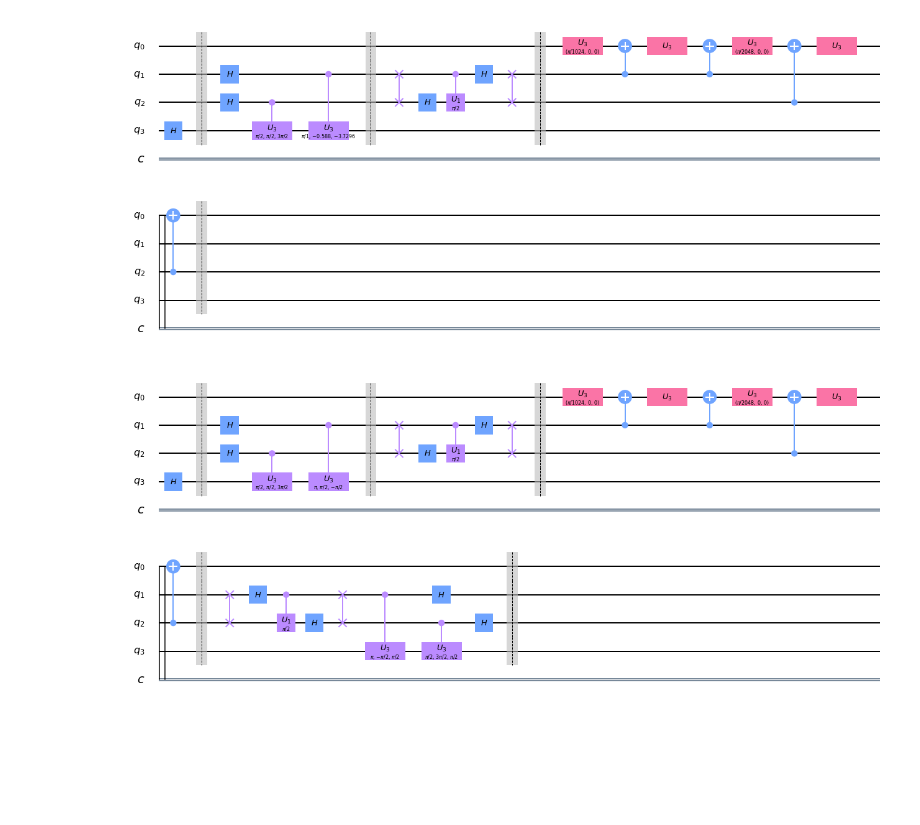
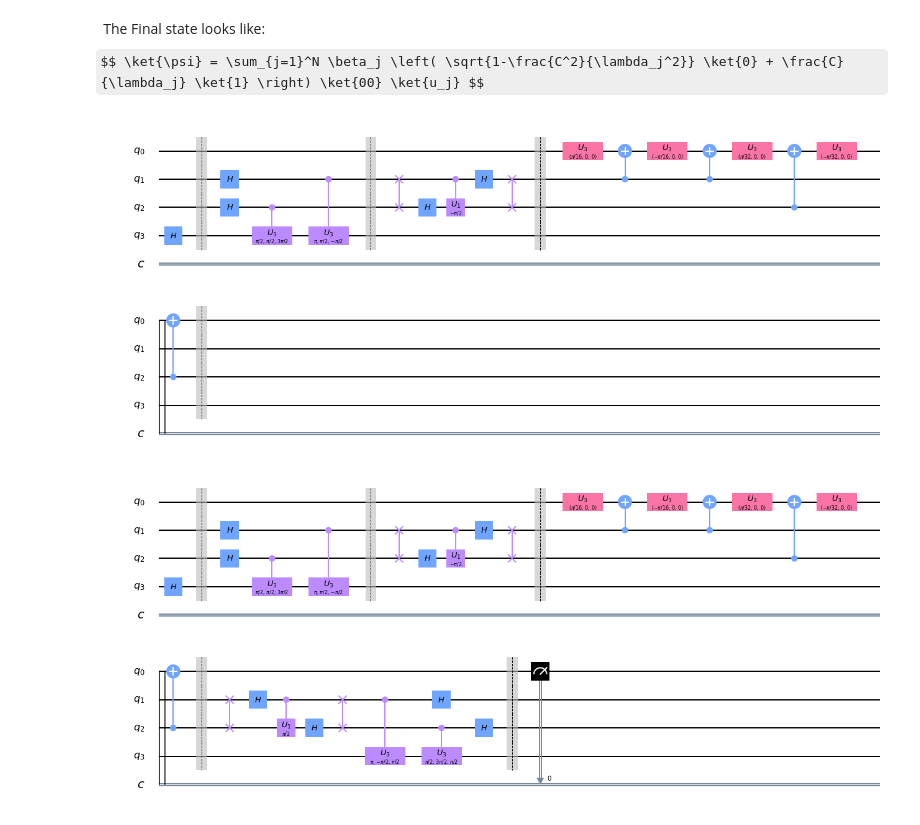
Before and after one commit to bluefoxZero/Solving-Linear-Equations-Quantumly, a Jupyter notebook: HHL.ipynb, the cells around one changed output. Drawn from its saved outputs; the diff is of its cells as text; code cells hidden in the pictures; some formulas as TeX source; blank space fills up the shorter version.

```diff
--- a/HHL.ipynb
+++ b/HHL.ipynb
@@ -1,6 +14,10 @@
+# %% [markdown]
+$\newcommand{\ket}[1]{\left|{#1}\right\rangle}$
+$\newcommand{\bra}[1]{\left\langle{#1}\right|}$
+The Final state looks like:
+$$ \ket{\psi} = \sum_{j=1}^N \beta_j \left( \sqrt{1-\frac{C^2}{\lambda_j^2}} \ket{0} + \frac{C}{\lambda_j} \ket{1} \right) \ket{00} \ket{u_j} $$
 # %%
-#Description: This simulates the linear equation solver Ax = b for two dimensional case.
-#Ref https://arxiv.org/pdf/1110.2232.pdf
+#Solving a linear system of equation for 2 dimensional equantion of the form Ax = b
 
 ### code specific initialization (importing libraries)
 import matplotlib.pyplot as plt
@@ -11,23 +28,21 @@ import scipy
 
 # importing Qiskit
 from qiskit import IBMQ, BasicAer
-from qiskit.providers.ibmq import least_busy
+#from qiskit.providers.ibmq import least_busy
 from qiskit import QuantumCircuit, ClassicalRegister, QuantumRegister, execute
 
 # import basic plot tools
 from qiskit.tools.visualization import plot_histogram
 
 from qiskit.quantum_info.synthesis import euler_angles_1q
-from scipy.linalg import sqrtm
 from cmath import exp
-from math import cos, sin
 
 ### problem specific parameters
 
 # matrix representation of linear equation
 A = 0.5*np.array([[3,1],[1,3]])
 t0 = 2*pi #time paramter appearing in the unitary
-r = 10
+r = 4
 # %%
 q = QuantumRegister(4, 'q')
 c = ClassicalRegister(1, 'c')
@@ -39,36 +54,35 @@ qpe.barrier()
 qpe.h(q[1])
 qpe.h(q[2])
 
 # 1st unitary corresponding to A
 UA = scipy.linalg.expm(complex(0,1)*A*t0/4)
 [theta, phi, lmda] = euler_angles_1q(UA)
 qpe.cu3(theta, phi, lmda,q[2],q[3])
 
 # 2nd unitary corresponding to A
 UA = scipy.linalg.expm(complex(0,1)*A*2*t0/4)
 [theta, phi, lmda] = euler_angles_1q(UA)
 qpe.cu3(theta, phi, lmda,q[1],q[3])
 qpe.barrier()
 
 # quantum fourier transform
 qpe.swap(q[1],q[2])
 qpe.h(q[2])
-qpe.cu1(pi/2,q[1],q[2])
+qpe.cu1(-pi/2,q[1],q[2])
 qpe.h(q[1])
 qpe.swap(q[1],q[2])
 
 qpe.barrier()
 
 #controlled rotations gate
 qpe.cry(2*pi/(2**r),q[1],q[0])
 qpe.cry(pi/(2**r),q[2],q[0])
 
-qpe.draw(output="mpl")
 qpe.barrier()
 
 qpe.draw(output="mpl")
 # %% [output]
-[figure, old version]
+[figure, new version]
 # %%
 ###############################################################
 
@@ -95,5 +109,8 @@ qpe.h(q[2])
 
 qpe.barrier()
 qpe.draw(output="mpl")
+
+qpe.measure(q[0], c[0])
+qpe.draw(output="mpl")
 # %% [output]
-[figure, old version]
+[figure, new version]
```
Also changed, not shown: parts of 7 cells of this notebook.
